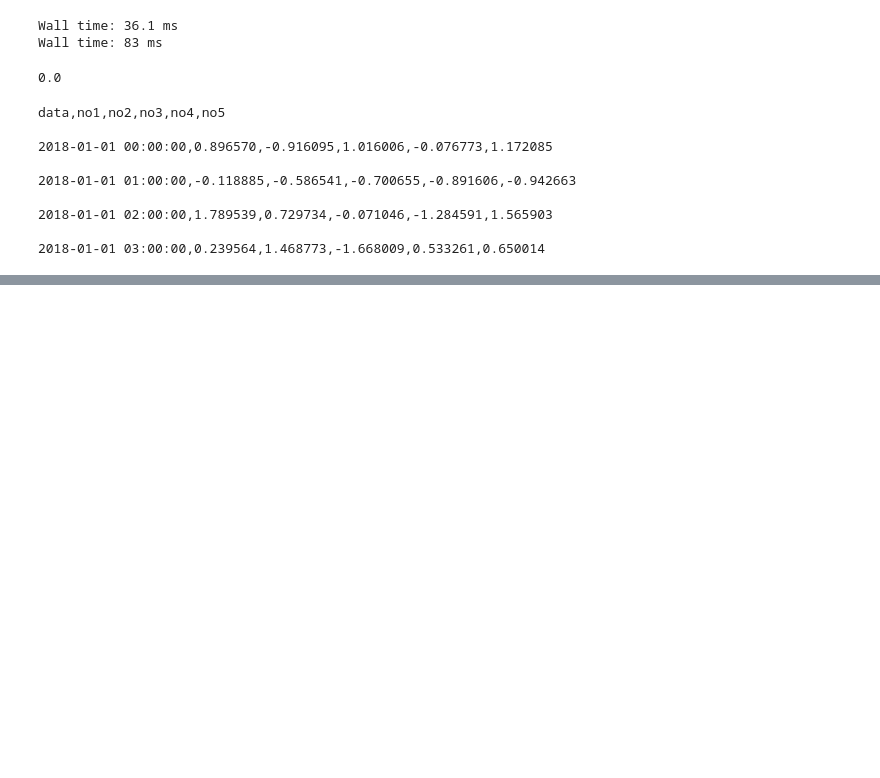
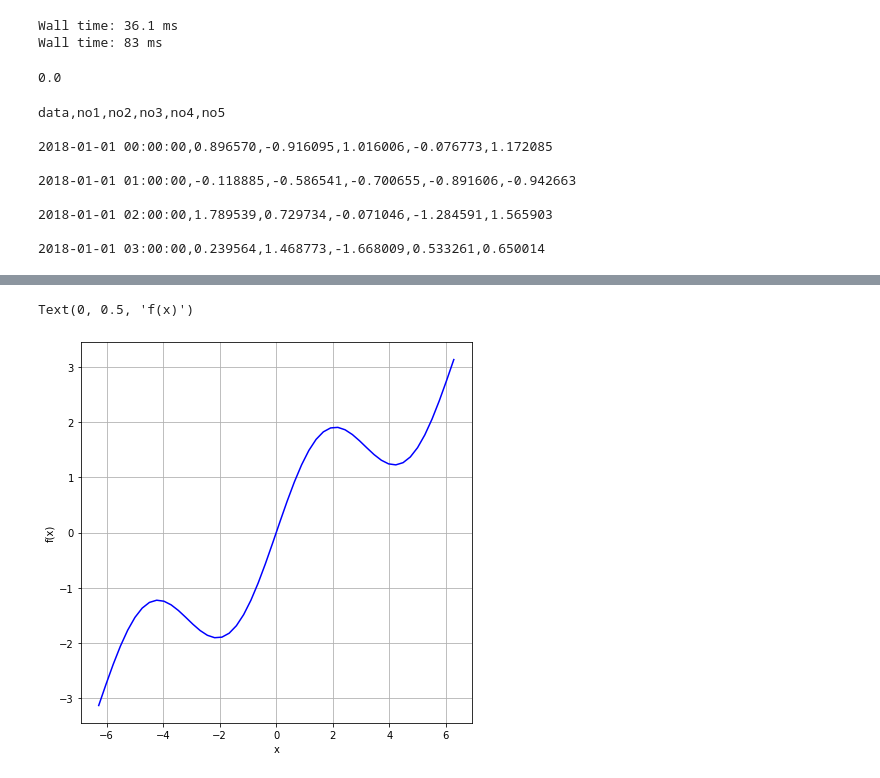
Before and after one commit to ggwhsd/PythonPractice, a Jupyter notebook: QuantPractice/金融python学习.ipynb, the cells around one changed output, grey strips where cells are left out. Saved outputs shown, nothing was run; the diff lists cells and outputs as text; code cells hidden in the pictures; blank space fills up the shorter version.

```diff
--- a/QuantPractice/金融python学习.ipynb
+++ b/QuantPractice/金融python学习.ipynb
@@ -541,0 +606,21 @@ if __name__ == "__main__":
+# %%
+#第十一课
+#逼近法
+
+import numpy as np
+import matplotlib.pyplot as plt
+%matplotlib inline
+
+def f(x):
+    return np.sin(x)+0.5 * x
+
+#插入足够多的值，图形才会是曲线
+x = np.linspace(-2 * np.pi, 2*np.pi, 50)
+plt.figure(figsize=(7,7))
+plt.plot(x, f(x), 'b')
+plt.grid(True)
+plt.xlabel('x')
+plt.ylabel('f(x)')
+# %% [output]
+Text(0, 0.5, 'f(x)')
+[figure, added]
```
Also changed, not shown: parts of 13 cells of this notebook.
